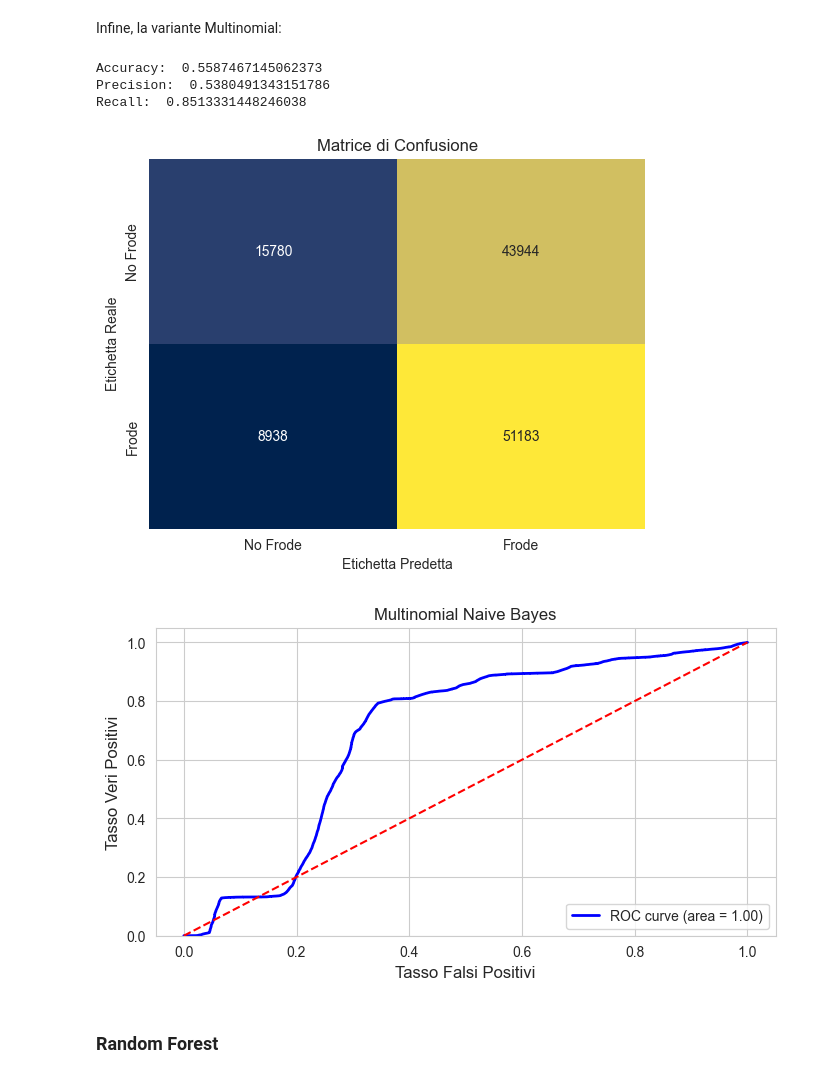
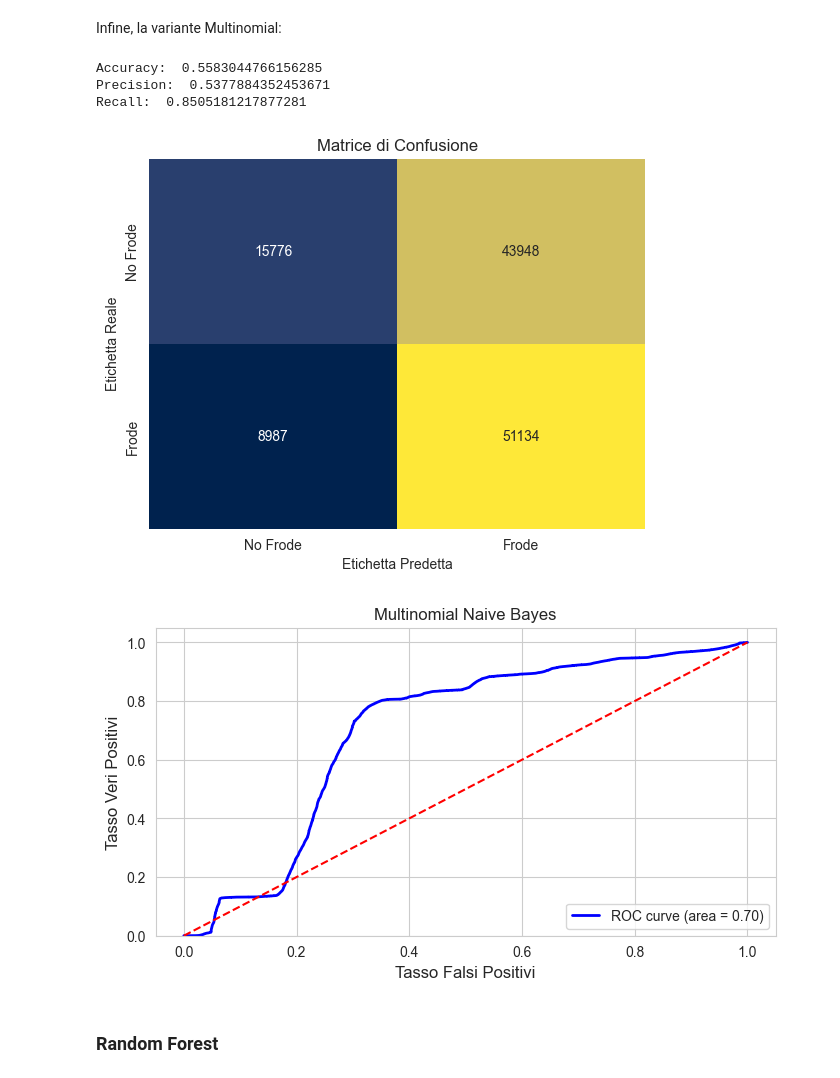
Before and after one commit to marcosantoriello/CCFDetector, a Jupyter notebook: CreditCardFraudDetector.ipynb, the cells around one changed output. Cells and saved outputs as stored; diff of their text form; code cells hidden in the pictures.

```diff
--- a/CreditCardFraudDetector.ipynb
+++ b/CreditCardFraudDetector.ipynb
@@ -391,4 +391,4 @@ Per tale ragione, queste ultime caratteristiche verranno scartate. Decido, inolt
 # %%
-df1 = df[['Amount', 'Merchant City', 'Year', 'Hour', 'MCC', 'Use Chip', 'Errors', 'Fraud']].copy(deep=True)
+df1 = df[['Amount', 'Merchant City', 'Hour', 'MCC', 'Use Chip', 'Errors', 'Fraud']].copy(deep=True)
 df1
 # %% [output]
@@ -411,8 +411,8 @@ Prima di procedere con il sampling, devo separare le features dalla variabile ta
 Per la divisione utilizzo la funzione *iloc* di pandas.
 # %%
 # Separo features e target
-X = df1.iloc[:,:7].values # Features
-y = df1.iloc[:,7].values # Target
+X = df1.iloc[:,:6].values # Features
+y = df1.iloc[:,6].values # Target
 
 # Controllo risultato split
 print('Shape of X: {}'.format(X.shape))
@@ -479,7 +479,7 @@ Prima di proseguire, creo una funzione per il plotting della ROC-AUC Curve:
 # %%
 from sklearn.metrics import roc_curve, auc
 
-def plot_roc_auc_curve(false_positives_r, true_positives_r, classifier_name):
+def plot_roc_auc_curve(false_positives_r, true_positives_r, classifier_name, roc_auc):
     plt.figure(figsize=(8, 4))
     plt.title(classifier_name, fontsize=12)
     plt.plot(false_positives_r, true_positives_r, 'b-', linewidth=2, label=f'ROC curve (area = {roc_auc:.2f})')
@@ -573,38 +573,38 @@ Infine, la variante Multinomial:
 # %%
 # Addestramento modello
 mnb.fit(X_train,y_train)
 
 # Predizione
 y_pred_mnb = bnb.predict(X_test)
 
 accuracyMNB = accuracy_score(y_test,y_pred_mnb)
 precisionMNB = precision_score(y_test,y_pred_mnb)
 recallMNB = recall_score(y_test,y_pred_mnb)
 
 print('Accuracy: ', accuracyMNB)
 print('Precision: ', precisionMNB)
 print('Recall: ' , recallMNB)
 
 # Confusion Matrix
 labels = ['No Frode', 'Frode']
 confusion_matrix_result = confusion_matrix(y_test, y_pred_mnb)
 sns.heatmap(confusion_matrix_result, annot=True, fmt='d', cmap='cividis', xticklabels=labels, yticklabels=labels, cbar=False)
 plt.title('Matrice di Confusione')
 plt.xlabel('Etichetta Predetta')
 plt.ylabel('Etichetta Reale')
 plt.show()
 
 # ROC-AUC Curve
 fpr_mnb, tpr_mnb, _ = roc_curve(y_test, mnb.predict_proba(X_test)[:, 1])
 roc_auc_mnb = auc(fpr_mnb, tpr_mnb) # Calcolo Area Under the Curve
 
-plot_roc_auc_curve(fpr_mnb, tpr_mnb, 'Multinomial Naive Bayes')
+plot_roc_auc_curve(fpr_mnb, tpr_mnb, 'Multinomial Naive Bayes', roc_auc_mnb)
 # %% [output]
-Accuracy:  0.5587467145062373
-Precision:  0.5380491343151786
-Recall:  0.8513331448246038
+Accuracy:  0.5583044766156285
+Precision:  0.5377884352453671
+Recall:  0.8505181217877281
 [figure]
-[figure, old version]
+[figure, new version]
 # %% [markdown]
 ### Random Forest
 # %%
```
Also changed, not shown: parts of 12 cells of this notebook, 6 other files.
